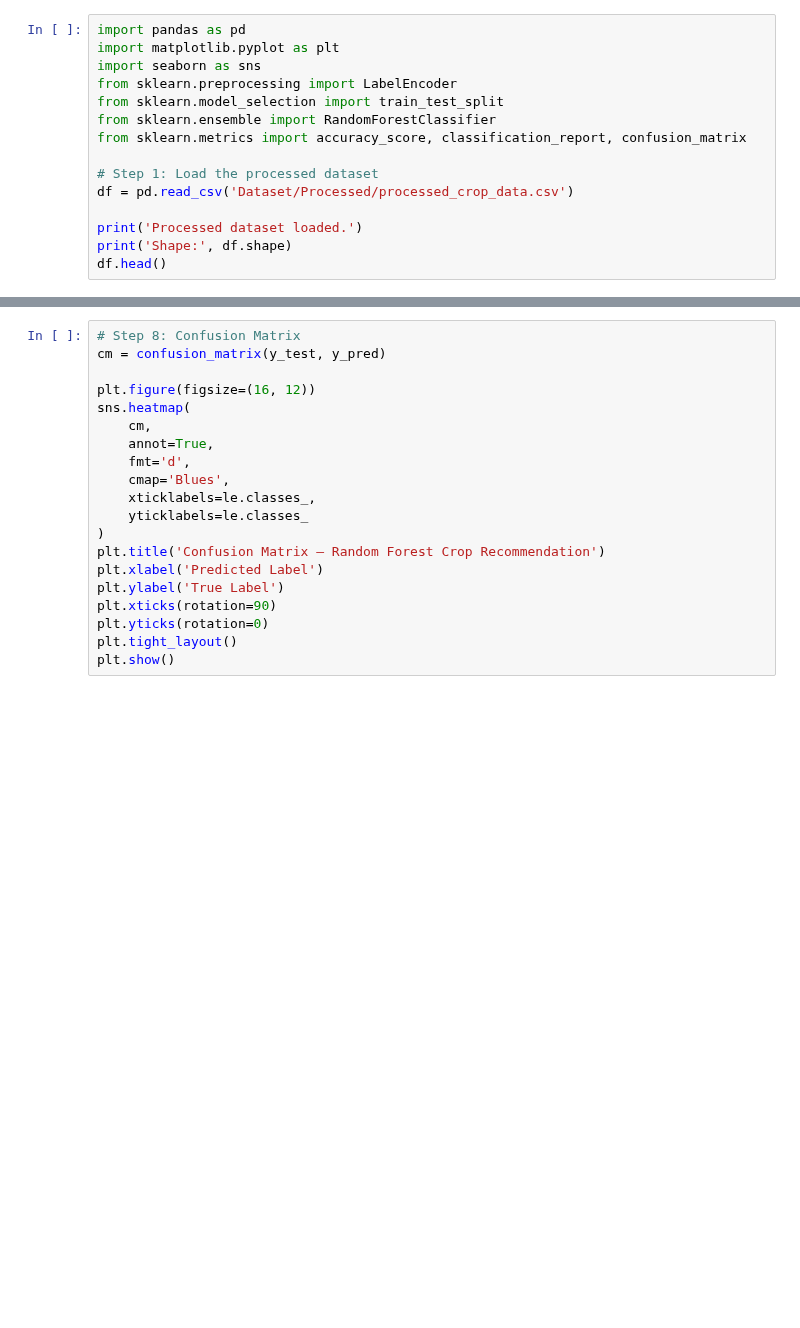
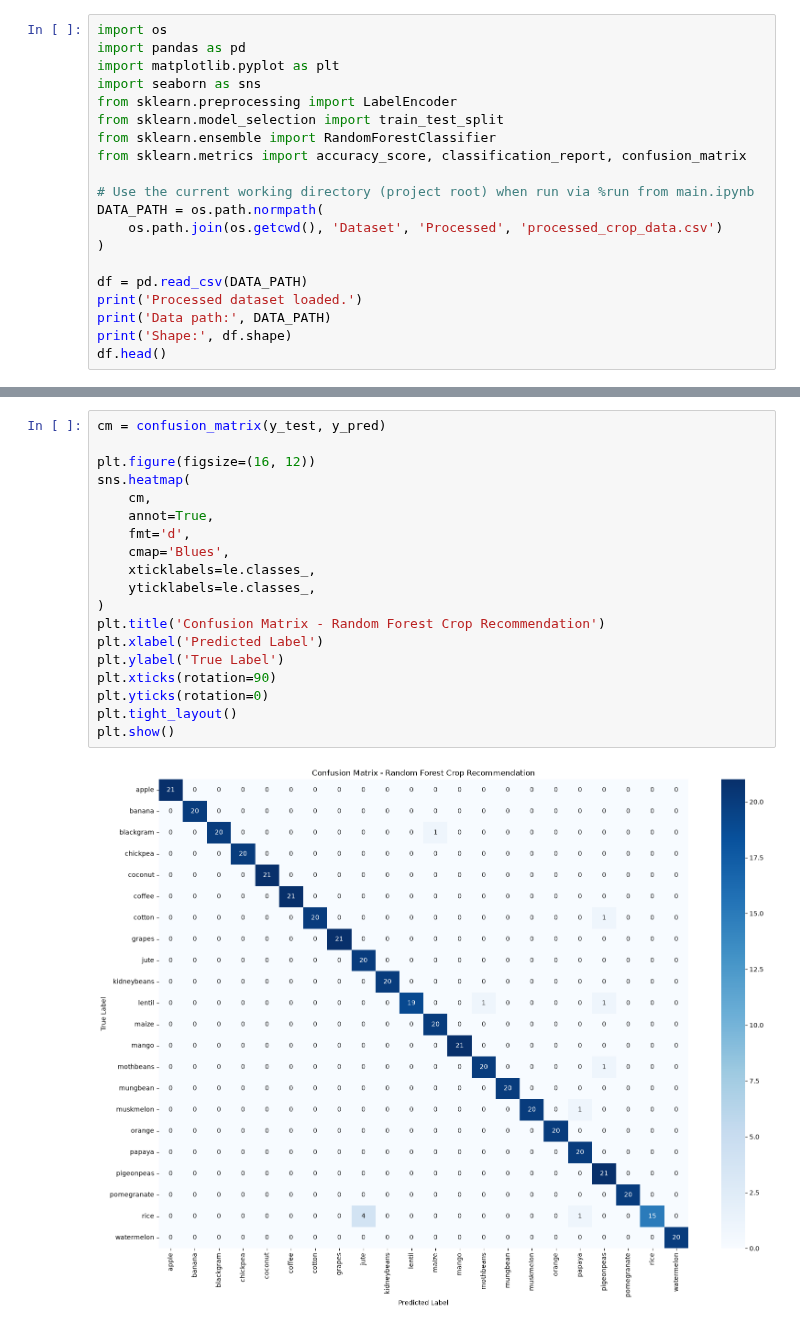
Before and after one commit to jaijit1742/Crop_Recommendation_System, a Jupyter notebook: Models/random_forest_model.ipynb, the cells around one changed output, grey strips where cells are left out. Cells and saved outputs as stored; diff of their text form; blank space fills up the shorter version.

Commit message:
[UPDATE] | improve data preprocessing, EDA, and model pipeline

```diff
--- a/Models/random_forest_model.ipynb
+++ b/Models/random_forest_model.ipynb
@@ -3,4 +3,5 @@
 # %%
+import os
 import pandas as pd
 import matplotlib.pyplot as plt
 import seaborn as sns
@@ -9,9 +10,13 @@ from sklearn.model_selection import train_test_split
 from sklearn.ensemble import RandomForestClassifier
 from sklearn.metrics import accuracy_score, classification_report, confusion_matrix
 
-# Step 1: Load the processed dataset
-df = pd.read_csv('Dataset/Processed/processed_crop_data.csv')
+# Use the current working directory (project root) when run via %run from main.ipynb
+DATA_PATH = os.path.normpath(
+    os.path.join(os.getcwd(), 'Dataset', 'Processed', 'processed_crop_data.csv')
+)
 
+df = pd.read_csv(DATA_PATH)
 print('Processed dataset loaded.')
+print('Data path:', DATA_PATH)
 print('Shape:', df.shape)
 df.head()
@@ -59,20 +110,21 @@ print(classification_report(y_test, y_pred, target_names=le.classes_))
 # %%
-# Step 8: Confusion Matrix
 cm = confusion_matrix(y_test, y_pred)
 
 plt.figure(figsize=(16, 12))
 sns.heatmap(
     cm,
     annot=True,
     fmt='d',
     cmap='Blues',
     xticklabels=le.classes_,
-    yticklabels=le.classes_
+    yticklabels=le.classes_,
 )
-plt.title('Confusion Matrix — Random Forest Crop Recommendation')
+plt.title('Confusion Matrix - Random Forest Crop Recommendation')
 plt.xlabel('Predicted Label')
 plt.ylabel('True Label')
 plt.xticks(rotation=90)
 plt.yticks(rotation=0)
 plt.tight_layout()
 plt.show()
+# %% [output]
+[figure, added]
```
Also changed, not shown: parts of 16 cells of this notebook, 2 other files.
